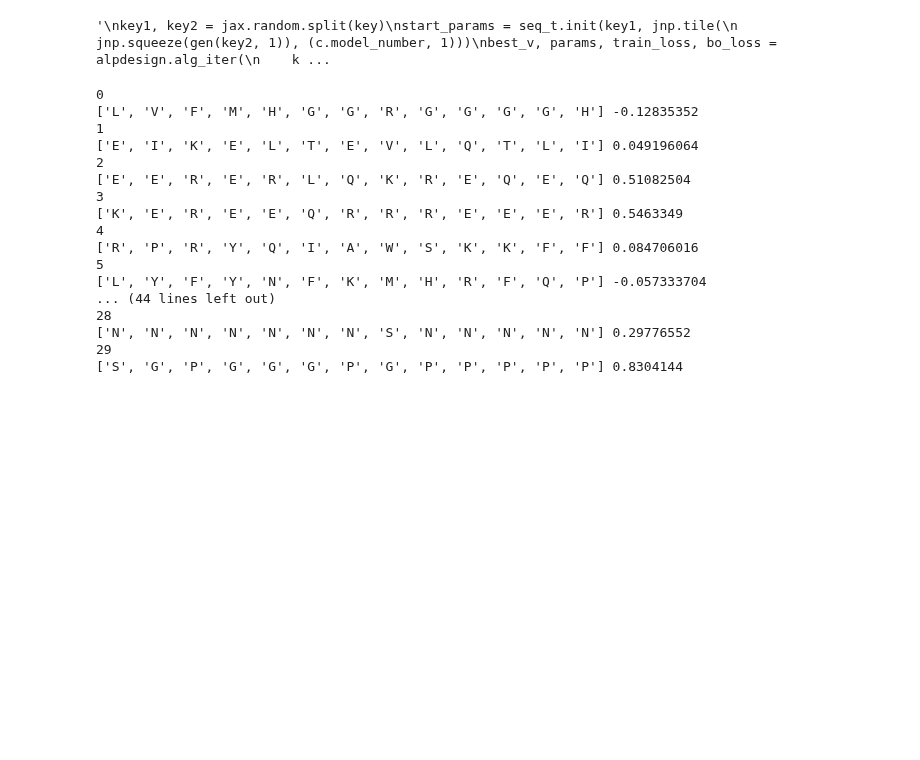
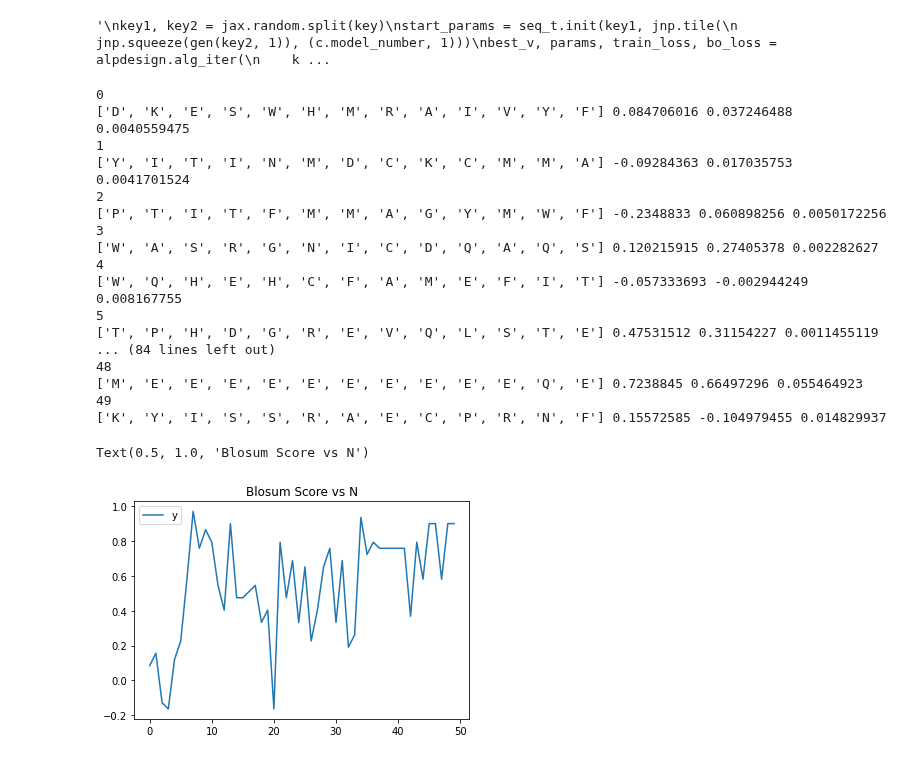
Before and after one commit to ur-whitelab/wazy, a Jupyter notebook: paper/e2e.ipynb, the cells around one changed output. Cells and saved outputs as stored; diff of their text form; code cells hidden in the pictures; blank space fills up the shorter version.

```diff
--- a/paper/e2e.ipynb
+++ b/paper/e2e.ipynb
@@ -99,7 +103,7 @@ for seq in seqs:
 labels = np.array(labels)
 def loop(key, reps, labels, params):
 
-    forward_t, full_forward_t, seq_t = alpdesign.build_e2e(c)
+    #forward_t, full_forward_t, seq_t = alpdesign.build_e2e(c)
     key, key2 = jax.random.split(key)
     start_params = seq_t.init(key, jnp.tile(
     jnp.squeeze(gen(key2, 1)), (c.model_number, 1)))
@@ -109,13 +113,14 @@ def loop(key, reps, labels, params):
         )
     s = decode_seq(best_v)
     reps = np.concatenate((reps, get_reps([s])[0]))
+    yhat = forward_t.apply(params, key, get_reps([s])[0])
     y = blosum(target_seq, s)
-    print(s, y)
+    print(s, y, yhat[0], yhat[1])
     labels = np.concatenate((labels, np.array(y).reshape(1,)))
     return key, reps, labels, s, params, bo_loss, train_loss
 # %%
-y = []
-for i in range(30):
+#y = []
+for i in range(50):
     print(i)
     params = None
     key, _ = jax.random.split(key, num=2)
@@ -123,25 +128,28 @@ for i in range(30):
     y.append(blosum(target_seq, final_vec))
 # %% [output]
 0
-['L', 'V', 'F', 'M', 'H', 'G', 'G', 'R', 'G', 'G', 'G', 'G', 'H'] -0.12835352
+['D', 'K', 'E', 'S', 'W', 'H', 'M', 'R', 'A', 'I', 'V', 'Y', 'F'] 0.084706016 0.037246488 0.0040559475
 1
-['E', 'I', 'K', 'E', 'L', 'T', 'E', 'V', 'L', 'Q', 'T', 'L', 'I'] 0.049196064
+['Y', 'I', 'T', 'I', 'N', 'M', 'D', 'C', 'K', 'C', 'M', 'M', 'A'] -0.09284363 0.017035753 0.0041701524
 2
-['E', 'E', 'R', 'E', 'R', 'L', 'Q', 'K', 'R', 'E', 'Q', 'E', 'Q'] 0.51082504
+['P', 'T', 'I', 'T', 'F', 'M', 'M', 'A', 'G', 'Y', 'M', 'W', 'F'] -0.2348833 0.060898256 0.0050172256
 3
-['K', 'E', 'R', 'E', 'E', 'Q', 'R', 'R', 'R', 'E', 'E', 'E', 'R'] 0.5463349
+['W', 'A', 'S', 'R', 'G', 'N', 'I', 'C', 'D', 'Q', 'A', 'Q', 'S'] 0.120215915 0.27405378 0.002282627
 4
-['R', 'P', 'R', 'Y', 'Q', 'I', 'A', 'W', 'S', 'K', 'K', 'F', 'F'] 0.084706016
+['W', 'Q', 'H', 'E', 'H', 'C', 'F', 'A', 'M', 'E', 'F', 'I', 'T'] -0.057333693 -0.002944249 0.008167755
 5
-['L', 'Y', 'F', 'Y', 'N', 'F', 'K', 'M', 'H', 'R', 'F', 'Q', 'P'] -0.057333704
-... (44 lines left out)
-28
-['N', 'N', 'N', 'N', 'N', 'N', 'N', 'S', 'N', 'N', 'N', 'N', 'N'] 0.29776552
-29
-['S', 'G', 'P', 'G', 'G', 'G', 'P', 'G', 'P', 'P', 'P', 'P', 'P'] 0.8304144
+['T', 'P', 'H', 'D', 'G', 'R', 'E', 'V', 'Q', 'L', 'S', 'T', 'E'] 0.47531512 0.31154227 0.0011455119
+... (84 lines left out)
+48
+['M', 'E', 'E', 'E', 'E', 'E', 'E', 'E', 'E', 'E', 'E', 'Q', 'E'] 0.7238845 0.66497296 0.055464923
+49
+['K', 'Y', 'I', 'S', 'S', 'R', 'A', 'E', 'C', 'P', 'R', 'N', 'F'] 0.15572585 -0.104979455 0.014829937
 # %%
 plt.figure()
 plt.plot(y,label='y')
-plt.plot(yhat, label='yhat')
+#plt.plot(yhat, label='yhat')
 plt.legend()
 plt.title('Blosum Score vs N')
+# %% [output]
+Text(0.5, 1.0, 'Blosum Score vs N')
+[figure, added]
```
Also changed, not shown: parts of 3 cells of this notebook, 6 other files.
